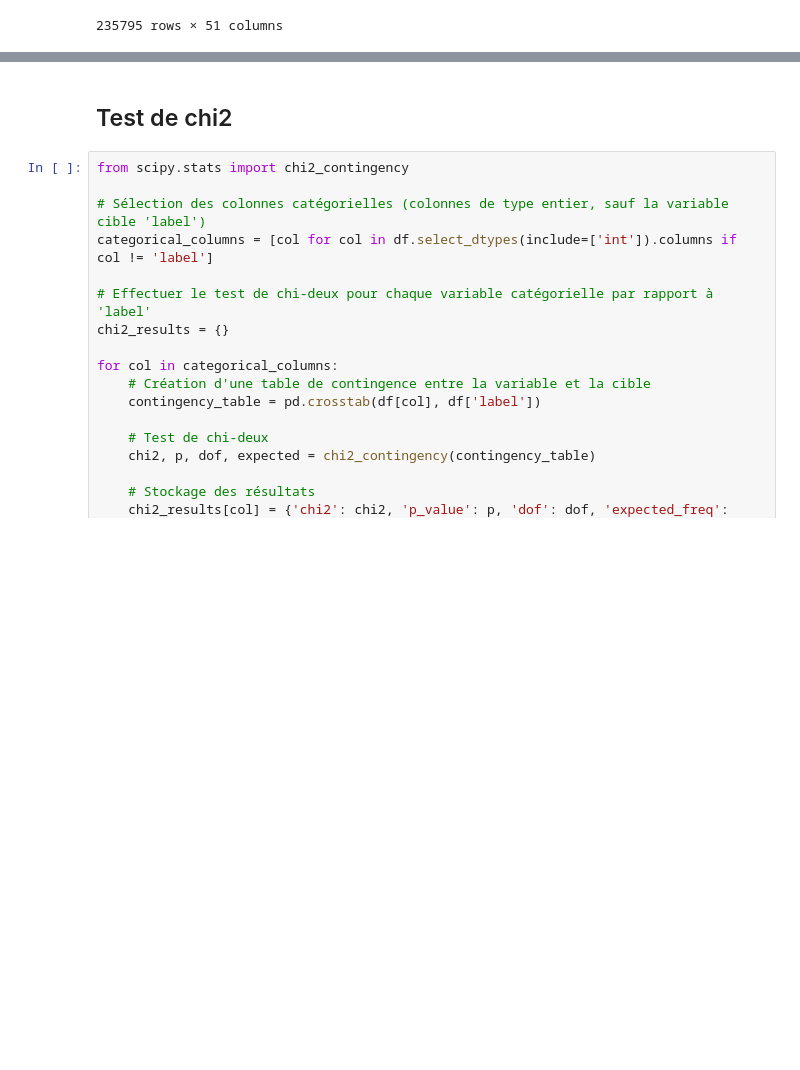
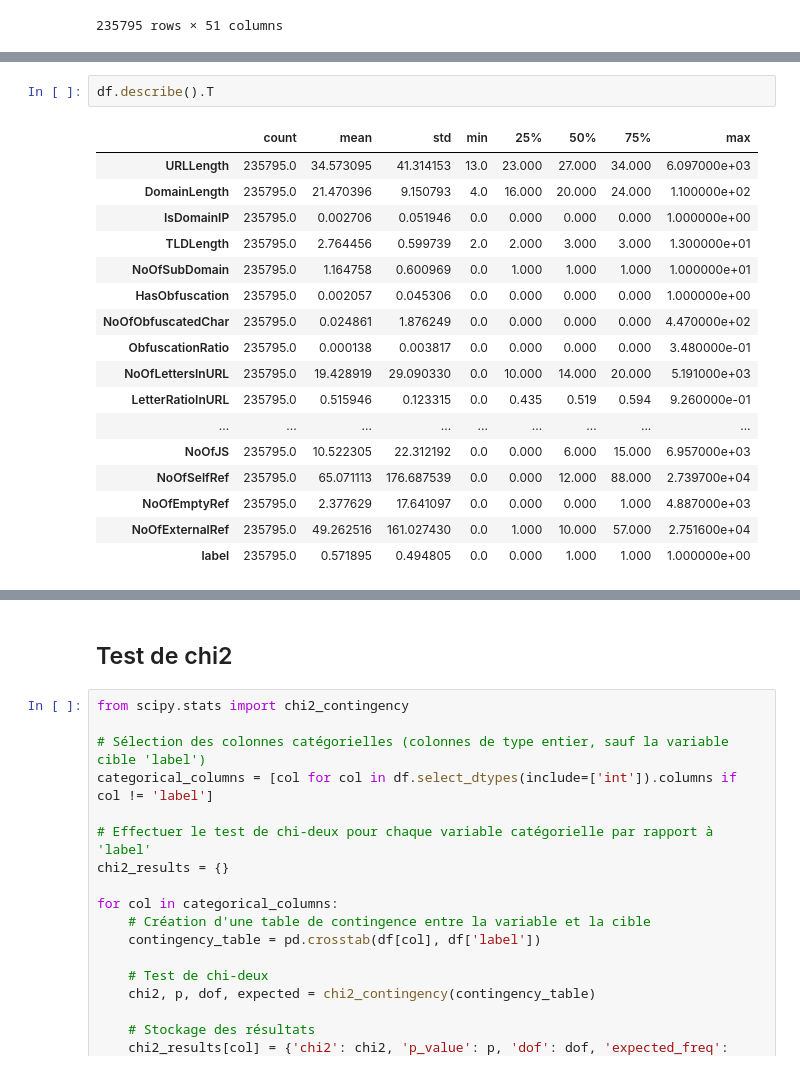
Before and after one commit to mathildadmbl/challenge2, a Jupyter notebook: challenge_2.ipynb, the cells around one changed output, grey strips where cells are left out. Saved outputs shown, nothing was run; the diff lists cells and outputs as text; blank space fills up the shorter version.

```diff
--- a/challenge_2.ipynb
+++ b/challenge_2.ipynb
@@ -27,0 +57,20 @@ df
+# %%
+df.describe().T
+# %% [output]
+|  | count | mean | std | min | 25% | 50% | 75% | max |
+| URLLength | 235795.0 | 34.573095 | 41.314153 | 13.0 | 23.000 | 27.000 | 34.000 | 6.097000e+03 |
+| DomainLength | 235795.0 | 21.470396 | 9.150793 | 4.0 | 16.000 | 20.000 | 24.000 | 1.100000e+02 |
+| IsDomainIP | 235795.0 | 0.002706 | 0.051946 | 0.0 | 0.000 | 0.000 | 0.000 | 1.000000e+00 |
+| TLDLength | 235795.0 | 2.764456 | 0.599739 | 2.0 | 2.000 | 3.000 | 3.000 | 1.300000e+01 |
+| NoOfSubDomain | 235795.0 | 1.164758 | 0.600969 | 0.0 | 1.000 | 1.000 | 1.000 | 1.000000e+01 |
+| HasObfuscation | 235795.0 | 0.002057 | 0.045306 | 0.0 | 0.000 | 0.000 | 0.000 | 1.000000e+00 |
+| NoOfObfuscatedChar | 235795.0 | 0.024861 | 1.876249 | 0.0 | 0.000 | 0.000 | 0.000 | 4.470000e+02 |
+| ObfuscationRatio | 235795.0 | 0.000138 | 0.003817 | 0.0 | 0.000 | 0.000 | 0.000 | 3.480000e-01 |
+| NoOfLettersInURL | 235795.0 | 19.428919 | 29.090330 | 0.0 | 10.000 | 14.000 | 20.000 | 5.191000e+03 |
+| LetterRatioInURL | 235795.0 | 0.515946 | 0.123315 | 0.0 | 0.435 | 0.519 | 0.594 | 9.260000e-01 |
+| ... | ... | ... | ... | ... | ... | ... | ... | ... |
+| NoOfJS | 235795.0 | 10.522305 | 22.312192 | 0.0 | 0.000 | 6.000 | 15.000 | 6.957000e+03 |
+| NoOfSelfRef | 235795.0 | 65.071113 | 176.687539 | 0.0 | 0.000 | 12.000 | 88.000 | 2.739700e+04 |
+| NoOfEmptyRef | 235795.0 | 2.377629 | 17.641097 | 0.0 | 0.000 | 0.000 | 1.000 | 4.887000e+03 |
+| NoOfExternalRef | 235795.0 | 49.262516 | 161.027430 | 0.0 | 1.000 | 10.000 | 57.000 | 2.751600e+04 |
+| label | 235795.0 | 0.571895 | 0.494805 | 0.0 | 0.000 | 1.000 | 1.000 | 1.000000e+00 |
```
Also changed, not shown: parts of 5 cells of this notebook.
